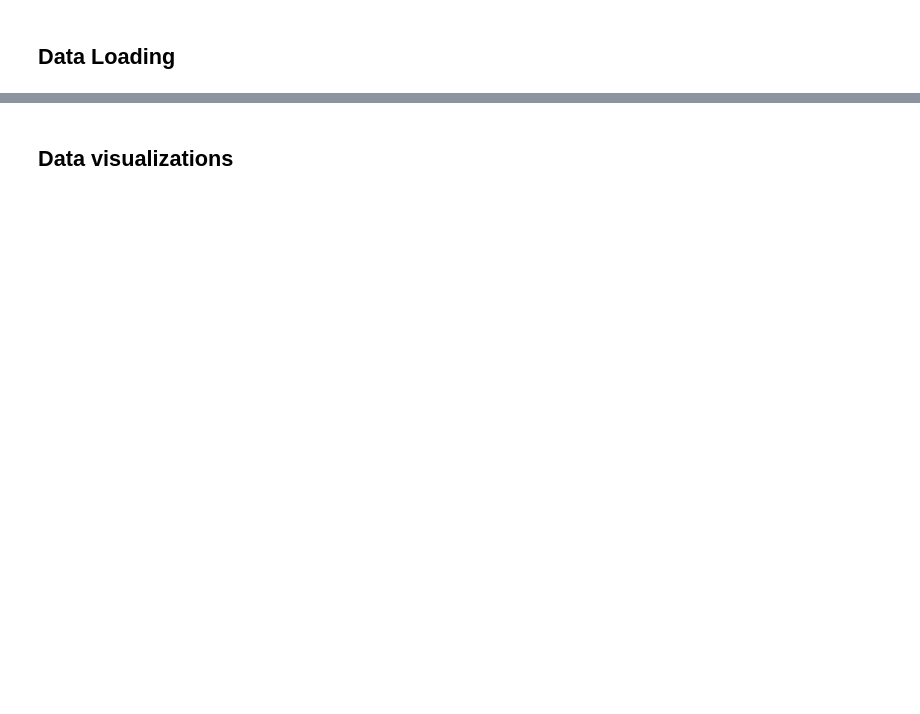
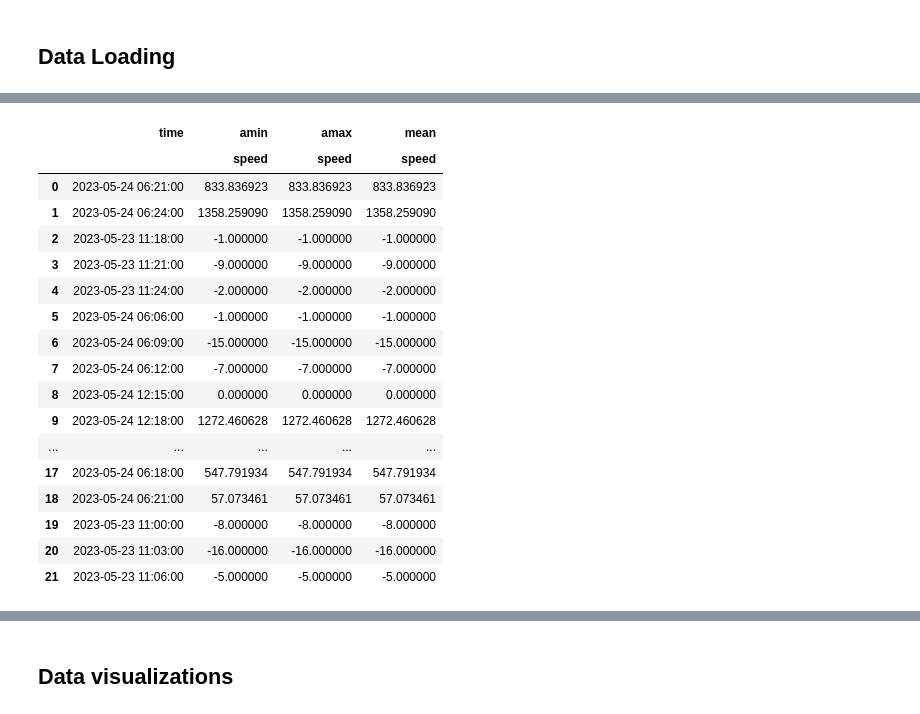
Before and after one commit to or81ynez/MaennerML, a Jupyter notebook: Maenner.ipynb, the cells around one changed output, grey strips where cells are left out. Saved outputs shown, nothing was run; the diff lists cells and outputs as text; code cells hidden in the pictures; blank space fills up the shorter version.

```diff
--- a/Maenner.ipynb
+++ b/Maenner.ipynb
@@ -95,0 +60,6 @@ x_train, x_test, y_train, y_test = train_test_split(x, y, test_size=0.25, random
+# %%
+#Using time as index and resample data to minute periods
+for df in [loc_ubahn1, loc_ubahn2, loc_ubahn3, loc_ubahn4, loc_ubahn5, loc_ubahn6, loc_ubahn7, acc_ubahn1, acc_ubahn2, acc_ubahn3, acc_ubahn4, acc_ubahn5, acc_ubahn6, acc_ubahn7,
+           gy_ubahn1, gy_ubahn2, gy_ubahn3, gy_ubahn4, gy_ubahn5, gy_ubahn6, gy_ubahn7, gra_ubahn1, gra_ubahn2, gra_ubahn3, gra_ubahn4, gra_ubahn5, gra_ubahn6, gra_ubahn7,]:
+    df.index = pd.to_datetime(df['time'], unit = 'ns',errors='ignore')
+    df.resample('1T').median()
@@ -95,0 +87,23 @@ x_train, x_test, y_train, y_test = train_test_split(x, y, test_size=0.25, random
+# %%
+#Apply on function
+loc_ubahn = combine_into_df(df)
+loc_ubahn.head(22)
+# %% [output]
+|  | time | amin | amax | mean |
+|  |  | speed | speed | speed |
+| 0 | 2023-05-24 06:21:00 | 833.836923 | 833.836923 | 833.836923 |
+| 1 | 2023-05-24 06:24:00 | 1358.259090 | 1358.259090 | 1358.259090 |
+| 2 | 2023-05-23 11:18:00 | -1.000000 | -1.000000 | -1.000000 |
+| 3 | 2023-05-23 11:21:00 | -9.000000 | -9.000000 | -9.000000 |
+| 4 | 2023-05-23 11:24:00 | -2.000000 | -2.000000 | -2.000000 |
+| 5 | 2023-05-24 06:06:00 | -1.000000 | -1.000000 | -1.000000 |
+| 6 | 2023-05-24 06:09:00 | -15.000000 | -15.000000 | -15.000000 |
+| 7 | 2023-05-24 06:12:00 | -7.000000 | -7.000000 | -7.000000 |
+| 8 | 2023-05-24 12:15:00 | 0.000000 | 0.000000 | 0.000000 |
+| 9 | 2023-05-24 12:18:00 | 1272.460628 | 1272.460628 | 1272.460628 |
+| ... | ... | ... | ... | ... |
+| 17 | 2023-05-24 06:18:00 | 547.791934 | 547.791934 | 547.791934 |
+| 18 | 2023-05-24 06:21:00 | 57.073461 | 57.073461 | 57.073461 |
+| 19 | 2023-05-23 11:00:00 | -8.000000 | -8.000000 | -8.000000 |
+| 20 | 2023-05-23 11:03:00 | -16.000000 | -16.000000 | -16.000000 |
+| 21 | 2023-05-23 11:06:00 | -5.000000 | -5.000000 | -5.000000 |
```
Also changed, not shown: parts of 25 cells of this notebook, 45 other files.
